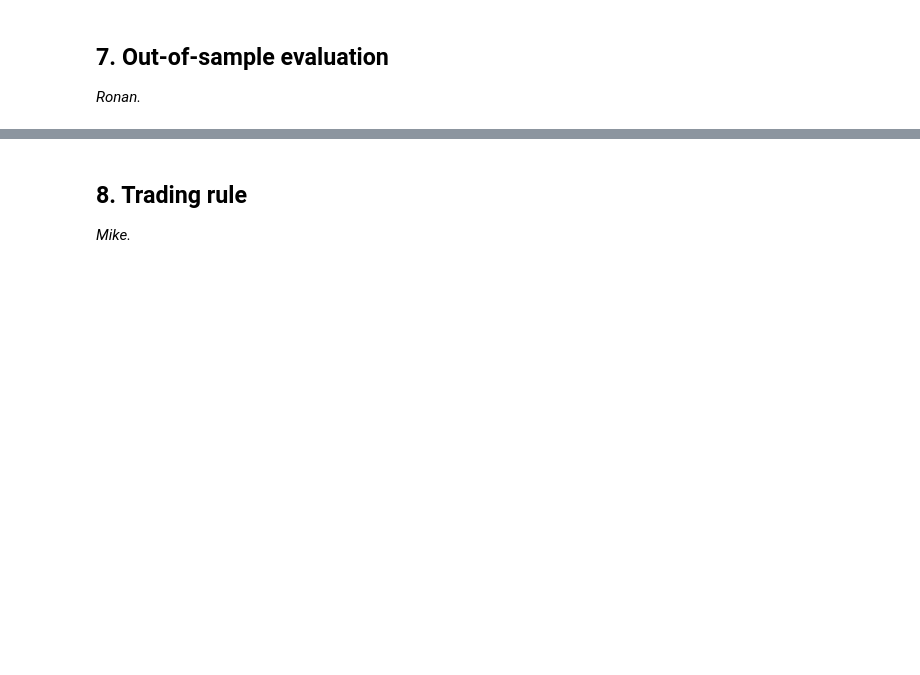
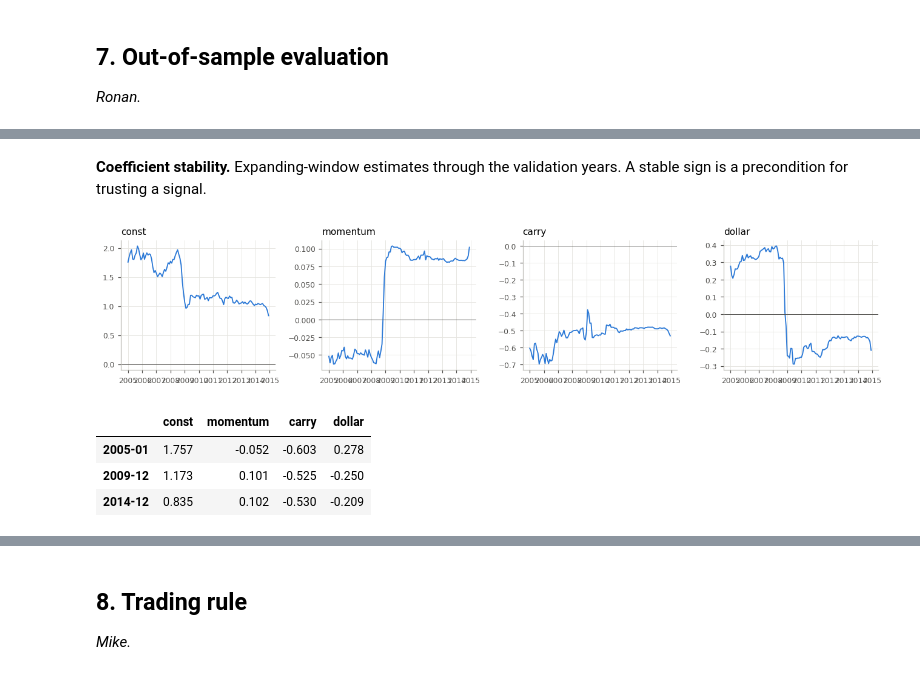
Before and after one commit to Adkid-Zephyr/fe-oil-group-work, a Jupyter notebook: oil-forecasting.ipynb, the cells around one changed output, grey strips where cells are left out. Saved outputs shown, nothing was run; the diff lists cells and outputs as text; code cells hidden in the pictures; blank space fills up the shorter version.

```diff
--- a/oil-forecasting.ipynb
+++ b/oil-forecasting.ipynb
@@ -606,0 +771,17 @@ plt.show()
+# %% [markdown]
+**Coefficient stability.** Expanding-window estimates through the validation years. A stable sign is a precondition for trusting a signal.
+# %%
+fig, axes = plt.subplots(1, 4, figsize=(12, 2.6), sharex=True)
+for ax, c in zip(axes, fx_paths.columns):
+    ax.plot(pd.to_datetime(fx_paths.index), fx_paths[c], color=C_BLUE)
+    ax.axhline(0, color=C_INK, linewidth=0.6)
+    ax.set_title(c)
+fig.tight_layout()
+plt.show()
+fx_paths.iloc[[0, 59, -1]]
+# %% [output]
+[figure, added]
+|  | const | momentum | carry | dollar |
+| 2005-01 | 1.757 | -0.052 | -0.603 | 0.278 |
+| 2009-12 | 1.173 | 0.101 | -0.525 | -0.250 |
+| 2014-12 | 0.835 | 0.102 | -0.530 | -0.209 |
```
Also changed, not shown: parts of 12 cells of this notebook.
